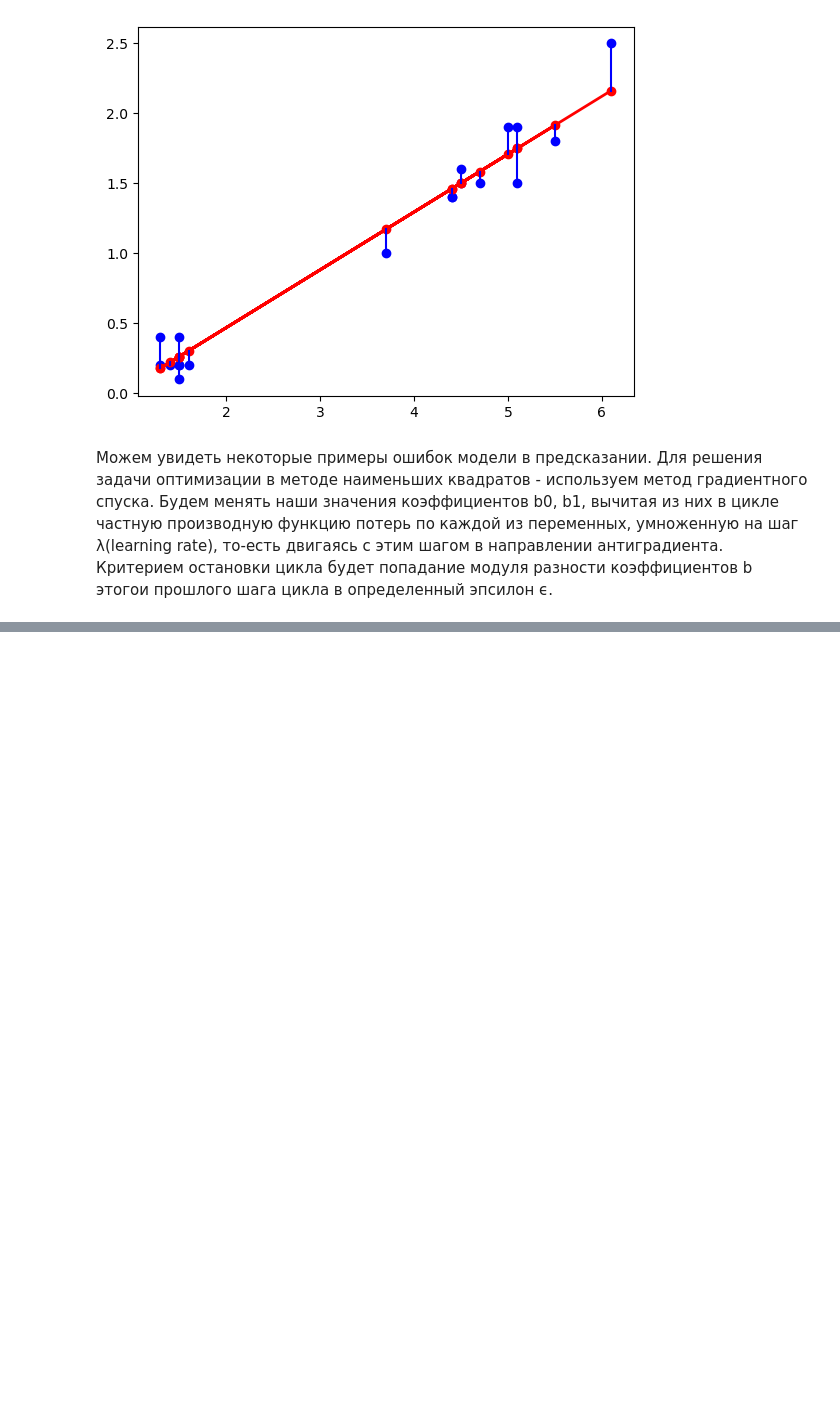
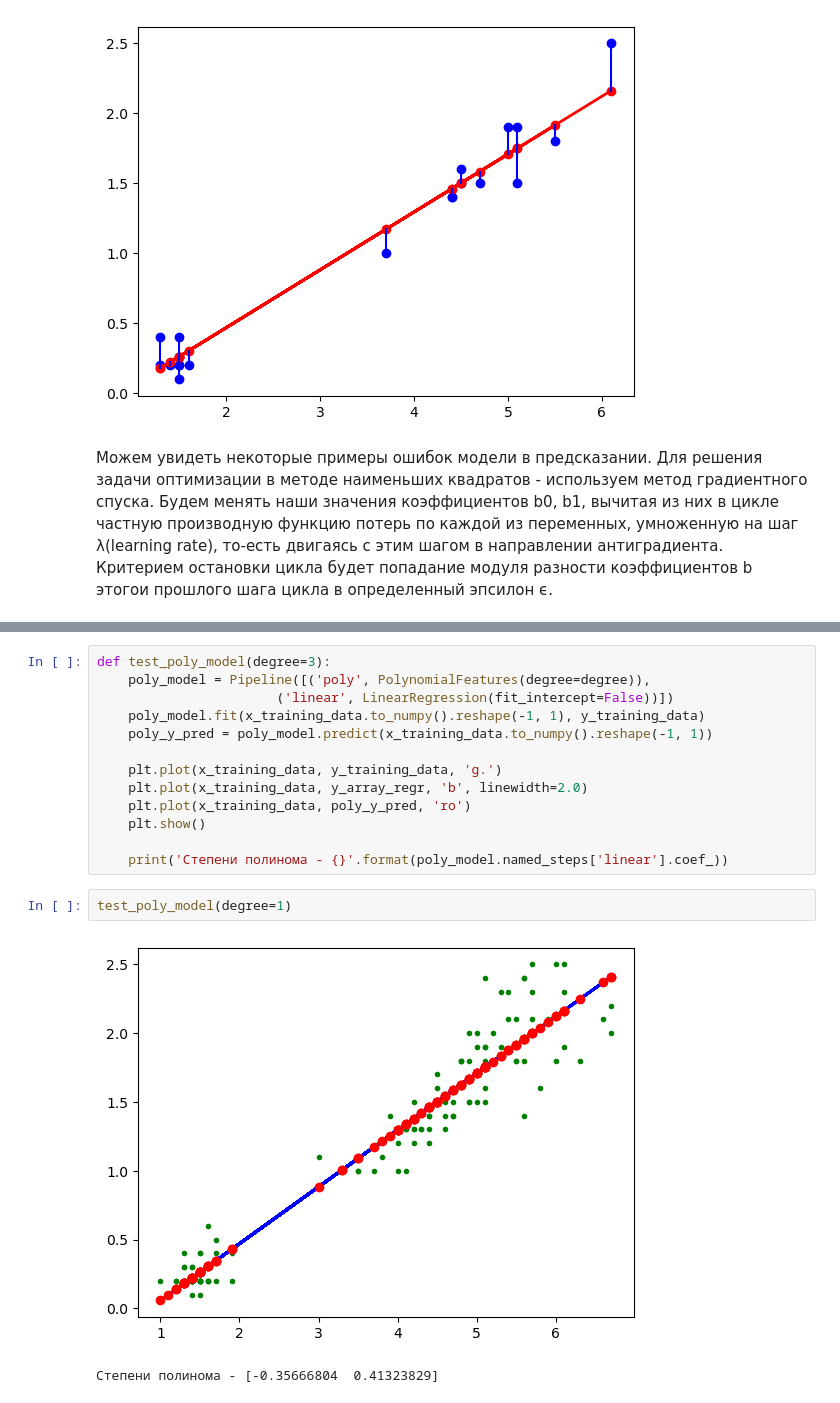
Before and after one commit to KZLZG/TML, a Jupyter notebook: Lab4/lab-4.ipynb, the cells around one changed output, grey strips where cells are left out. Saved outputs shown, nothing was run; the diff lists cells and outputs as text; blank space fills up the shorter version.

```diff
--- a/Lab4/lab-4.ipynb
+++ b/Lab4/lab-4.ipynb
@@ -188,0 +276,18 @@ show_gradient_descent(1000, 0, 0)
+# %%
+def test_poly_model(degree=3):
+    poly_model = Pipeline([('poly', PolynomialFeatures(degree=degree)),
+                       ('linear', LinearRegression(fit_intercept=False))])
+    poly_model.fit(x_training_data.to_numpy().reshape(-1, 1), y_training_data)
+    poly_y_pred = poly_model.predict(x_training_data.to_numpy().reshape(-1, 1))
+
+    plt.plot(x_training_data, y_training_data, 'g.')
+    plt.plot(x_training_data, y_array_regr, 'b', linewidth=2.0)
+    plt.plot(x_training_data, poly_y_pred, 'ro')
+    plt.show()
+
+    print('Степени полинома - {}'.format(poly_model.named_steps['linear'].coef_))
+# %%
+test_poly_model(degree=1)
+# %% [output]
+[figure, added]
+Степени полинома - [-0.35666804  0.41323829]
```
Also changed, not shown: parts of 70 cells of this notebook.
